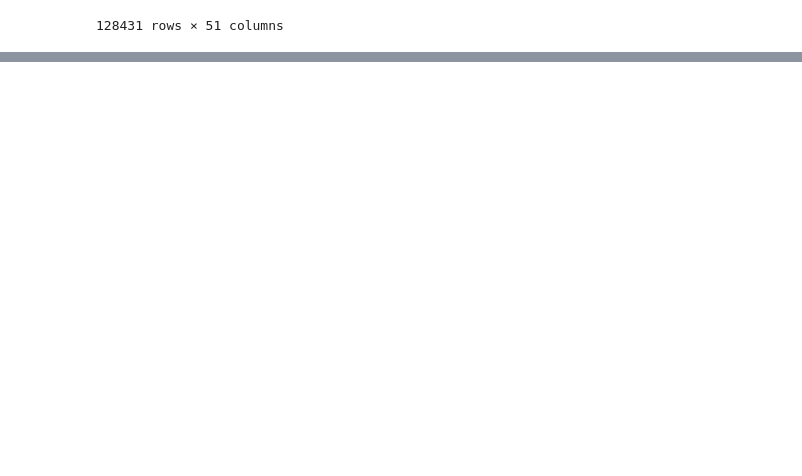
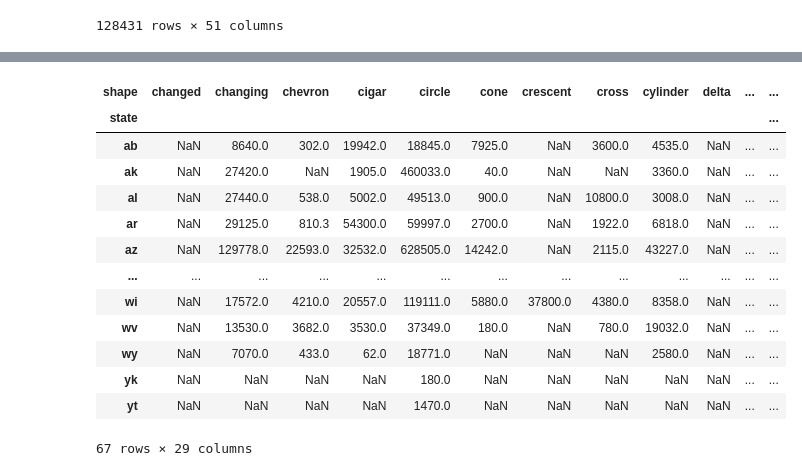
Before and after one commit to altmattr/Excel2Python, a Jupyter notebook: 7-pivots.ipynb, the cells around one changed output, grey strips where cells are left out. Cells and saved outputs as stored; diff of their text form; code cells hidden in the pictures; blank space fills up the shorter version.

```diff
--- a/7-pivots.ipynb
+++ b/7-pivots.ipynb
@@ -119,0 +178,17 @@ ufos = pd.read_excel("data/fun.xlsx", "ufo")
+# %%
+ufos.pivot_table(values="duration (seconds)", columns="shape", index="state", aggfunc=sum)
+# %% [output]
+| shape | changed | changing | chevron | cigar | circle | cone | crescent | cross | cylinder | delta | ... | ... |
+| state |  |  |  |  |  |  |  |  |  |  |  | ... |
+| ab | NaN | 8640.0 | 302.0 | 19942.0 | 18845.0 | 7925.0 | NaN | 3600.0 | 4535.0 | NaN | ... | ... |
+| ak | NaN | 27420.0 | NaN | 1905.0 | 460033.0 | 40.0 | NaN | NaN | 3360.0 | NaN | ... | ... |
+| al | NaN | 27440.0 | 538.0 | 5002.0 | 49513.0 | 900.0 | NaN | 10800.0 | 3008.0 | NaN | ... | ... |
+| ar | NaN | 29125.0 | 810.3 | 54300.0 | 59997.0 | 2700.0 | NaN | 1922.0 | 6818.0 | NaN | ... | ... |
+| az | NaN | 129778.0 | 22593.0 | 32532.0 | 628505.0 | 14242.0 | NaN | 2115.0 | 43227.0 | NaN | ... | ... |
+| ... | ... | ... | ... | ... | ... | ... | ... | ... | ... | ... | ... | ... |
+| wi | NaN | 17572.0 | 4210.0 | 20557.0 | 119111.0 | 5880.0 | 37800.0 | 4380.0 | 8358.0 | NaN | ... | ... |
+| wv | NaN | 13530.0 | 3682.0 | 3530.0 | 37349.0 | 180.0 | NaN | 780.0 | 19032.0 | NaN | ... | ... |
+| wy | NaN | 7070.0 | 433.0 | 62.0 | 18771.0 | NaN | NaN | NaN | 2580.0 | NaN | ... | ... |
+| yk | NaN | NaN | NaN | NaN | 180.0 | NaN | NaN | NaN | NaN | NaN | ... | ... |
+| yt | NaN | NaN | NaN | NaN | 1470.0 | NaN | NaN | NaN | NaN | NaN | ... | ... |
+67 rows × 29 columns
```
Also changed, not shown: parts of 9 cells of this notebook, 4 other files.
